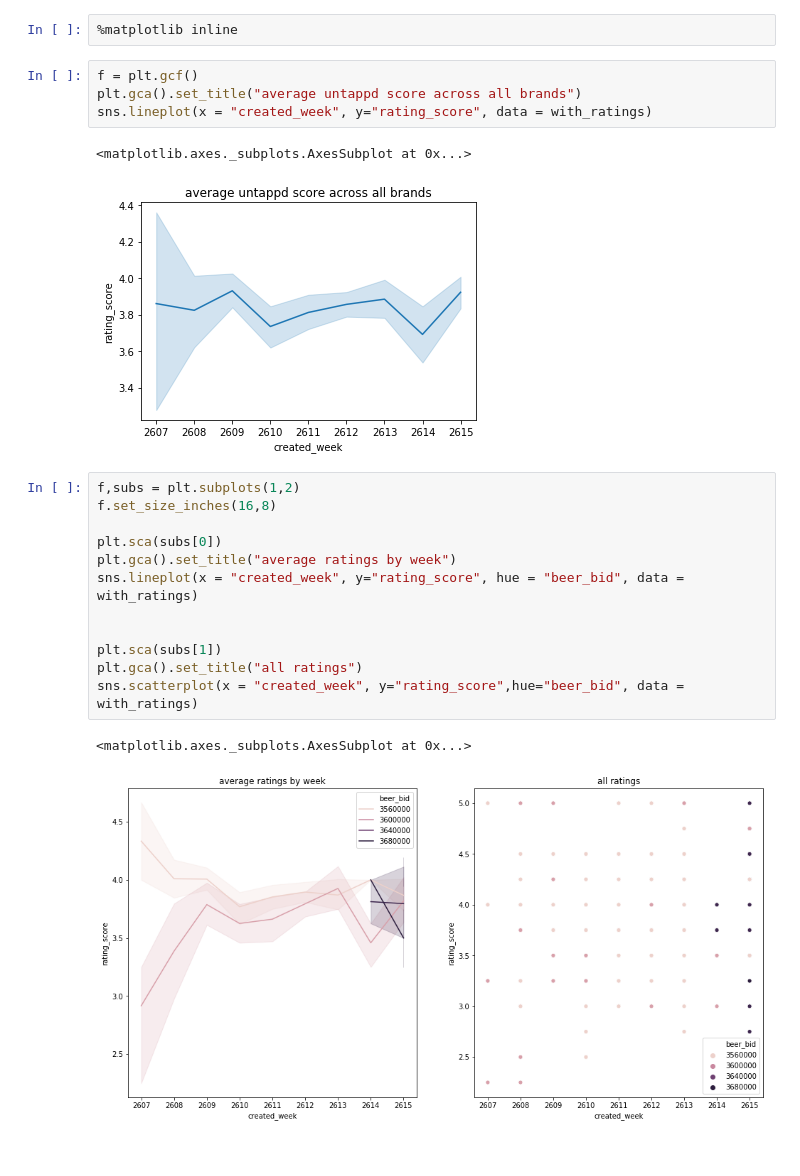
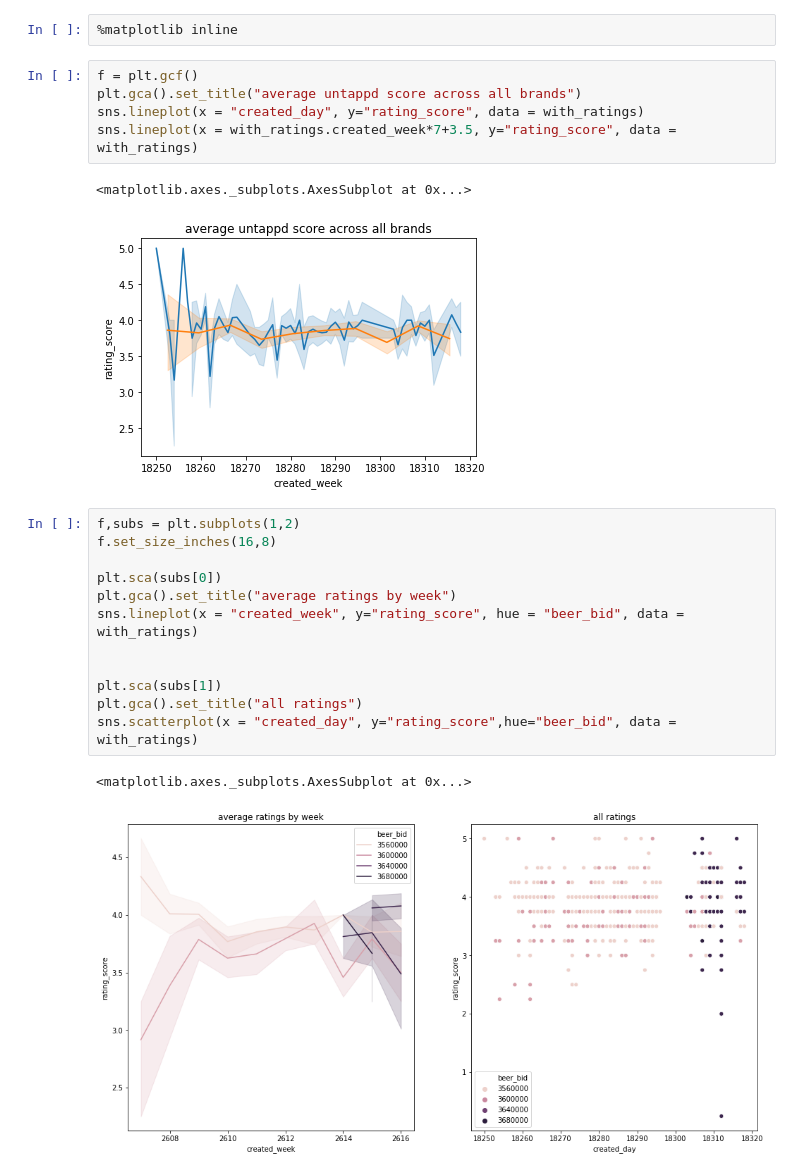
Before and after one commit to fab-rems/fab-beer.github.io, a Jupyter notebook: _scripts/Untappd Analysis.ipynb, the cells around one changed output. Saved outputs shown, nothing was run; the diff lists cells and outputs as text.

```diff
--- a/_scripts/Untappd Analysis.ipynb
+++ b/_scripts/Untappd Analysis.ipynb
@@ -36,10 +36,11 @@ with_ratings = expanded.loc[expanded.rating_score > 0]
 # %%
 f = plt.gcf()
 plt.gca().set_title("average untappd score across all brands")
-sns.lineplot(x = "created_week", y="rating_score", data = with_ratings)
+sns.lineplot(x = "created_day", y="rating_score", data = with_ratings)
+sns.lineplot(x = with_ratings.created_week*7+3.5, y="rating_score", data = with_ratings)
 # %% [output]
 <matplotlib.axes._subplots.AxesSubplot at 0x...>
-[figure, old version]
+[figure, new version]
 # %%
 f,subs = plt.subplots(1,2)
 f.set_size_inches(16,8)
@@ -51,10 +52,10 @@ sns.lineplot(x = "created_week", y="rating_score", hue = "beer_bid", data = with
 
 plt.sca(subs[1])
 plt.gca().set_title("all ratings")
-sns.scatterplot(x = "created_week", y="rating_score",hue="beer_bid", data = with_ratings)
+sns.scatterplot(x = "created_day", y="rating_score",hue="beer_bid", data = with_ratings)
 # %% [output]
 <matplotlib.axes._subplots.AxesSubplot at 0x...>
-[figure, old version]
+[figure, new version]
 # %%
 f,subs = plt.subplots(1,2)
 f.set_size_inches(14,6)
```
Also changed, not shown: parts of 1 cell of this notebook, 3 other files.
